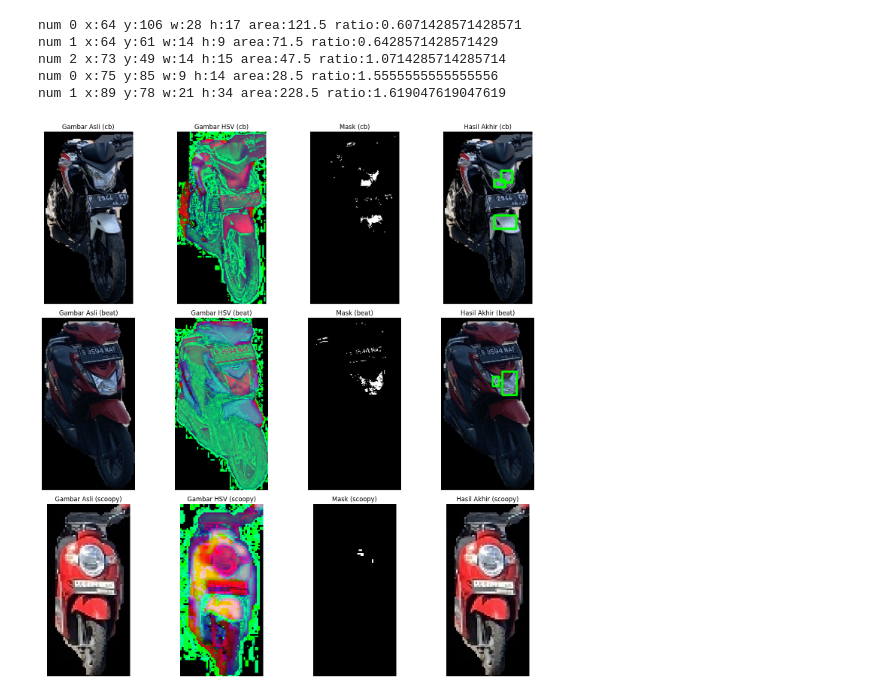
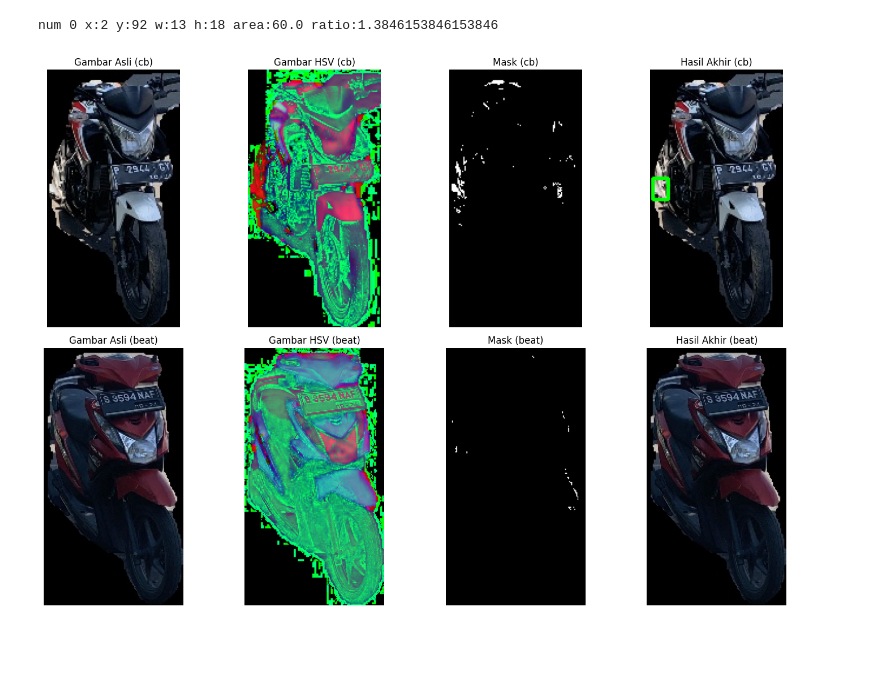
Before and after one commit to whisnumurtyga/deteksi-lampu-v2, a Jupyter notebook: Unit/find-roi-lampu.ipynb, the cells around one changed output. Drawn from its saved outputs; the diff is of its cells as text; code cells hidden in the pictures; blank space fills up the shorter version.

Commit message:
tes lbp and coba tes find roi lampu with gray image

```diff
--- a/Unit/find-roi-lampu.ipynb
+++ b/Unit/find-roi-lampu.ipynb
@@ -118,12 +118,12 @@ def process_images_dict(image_dict):
         for contour in contours:
             area = cv2.contourArea(contour)
             x, y, w, h = cv2.boundingRect(contour)
-            if area > 20 and area < 1000:
+            if area > 50 and area < 1000:
                 ratio = h / w
-                # if ratio <= 1.4:
-                print(f"num {count} x:{x} y:{y} w:{w} h:{h} area:{area} ratio:{ratio}")
-                cv2.rectangle(image, (x, y), (x + w, y + h), (0, 255, 0), 2)
-                count += 1
+                if ratio <= 1.4:
+                    print(f"num {count} x:{x} y:{y} w:{w} h:{h} area:{area} ratio:{ratio}")
+                    cv2.rectangle(image, (x, y), (x + w, y + h), (0, 255, 0), 2)
+                    count += 1
 
         # Menampilkan gambar hasil dengan kotak-kotak pada target
         col += 1
@@ -164,21 +171,16 @@ num 0 x:14 y:81 w:5 h:19 area:35.0 ratio:3.8
 # %%
 gelap_mati = {
     'cb': 'res/gelap/mati/471-4.jpg',
     'beat': 'res/gelap/mati/440-0.jpg',
-    'scoopy': 'res/gelap/mati/460-6.jpg',
 }
 
 # imej = gelap_mati['cb']
 imej = gelap_mati['beat']
 # imej = gelap_mati['scoopy']
 
 image = cv2.imread(imej)
 # process_image(imej)
 process_images_dict(gelap_mati)
 # %% [output]
-num 0 x:64 y:106 w:28 h:17 area:121.5 ratio:0.6071428571428571
-num 1 x:64 y:61 w:14 h:9 area:71.5 ratio:0.6428571428571429
-num 2 x:73 y:49 w:14 h:15 area:47.5 ratio:1.0714285714285714
-num 0 x:75 y:85 w:9 h:14 area:28.5 ratio:1.5555555555555556
-num 1 x:89 y:78 w:21 h:34 area:228.5 ratio:1.619047619047619
+num 0 x:2 y:92 w:13 h:18 area:60.0 ratio:1.3846153846153846
-[figure, old version]
+[figure, new version]
```
Also changed, not shown: parts of 4 cells of this notebook, 5 other files.
